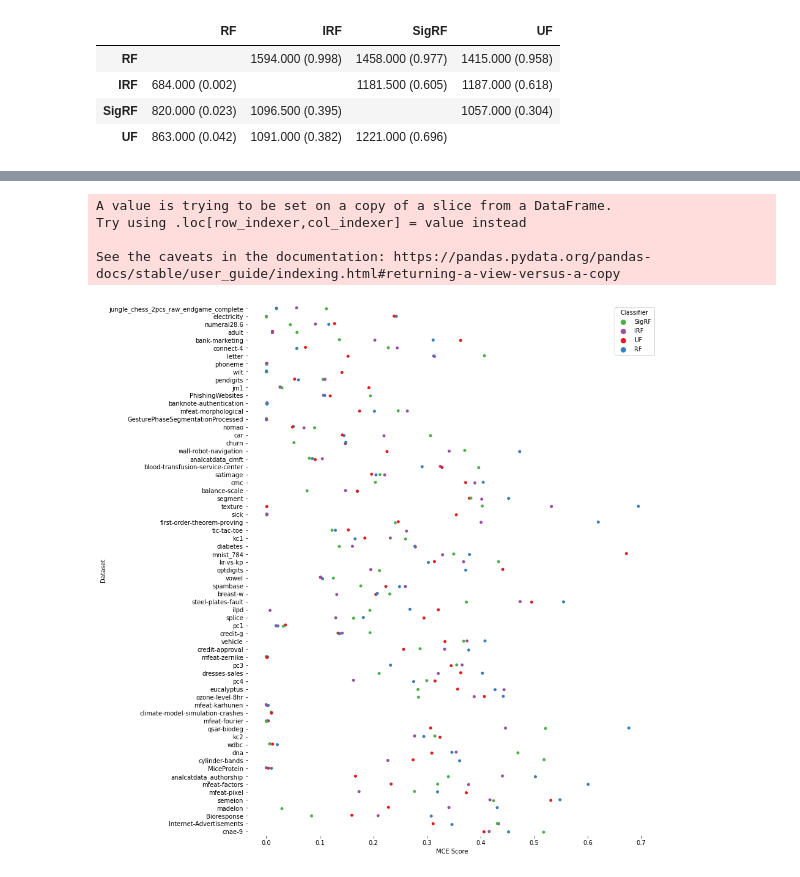
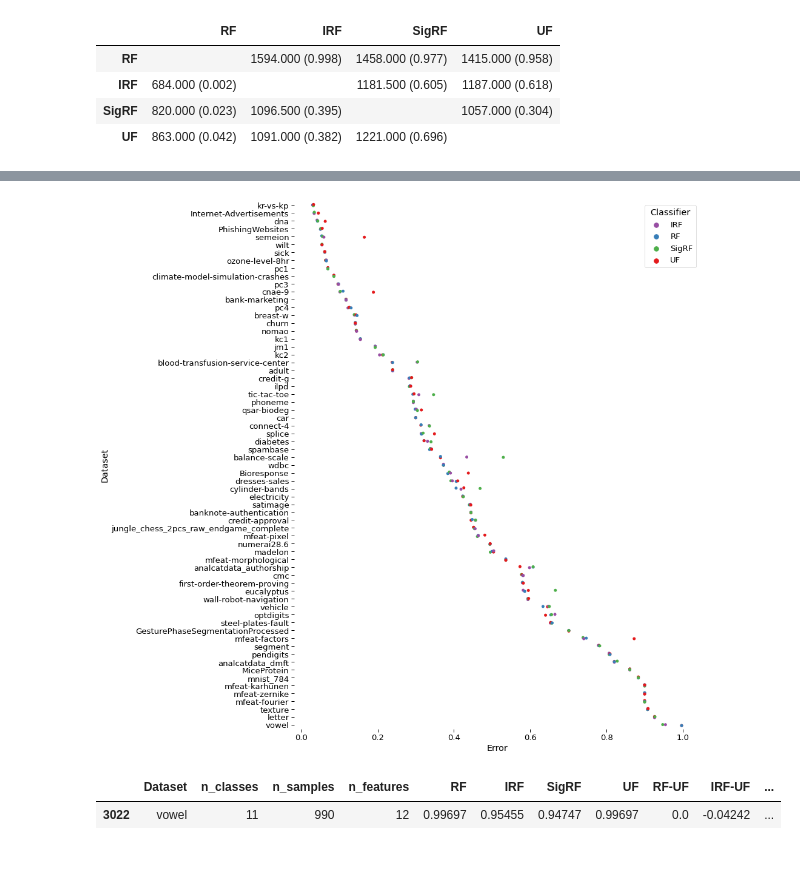
Before and after one commit to rflperry/ProgLearn, a Jupyter notebook: benchmarks/uf_experiments/cc18/results_figures_cv10.ipynb, the cells around one changed output, grey strips where cells are left out. Cells and saved outputs as stored; diff of their text form; code cells hidden in the pictures.

```diff
--- a/benchmarks/uf_experiments/cc18/results_figures_cv10.ipynb
+++ b/benchmarks/uf_experiments/cc18/results_figures_cv10.ipynb
@@ -275,11 +336,11 @@ score_df = pd.DataFrame(
 ).sort_index()
 
 for col in ['RF', 'IRF', 'SigRF']:
-    score_df[f'UF_reldiff_{col}'] = score_df.apply(
+    score_df[f'{col}-UF'] = score_df.apply(
         lambda row: (row[col] - row['UF']), axis=1)
 
-score_df['UF_reldiff_max'] = score_df.apply(
-    lambda row: max([row[f'UF_reldiff_{col}'] for col in ['RF', 'IRF', 'SigRF']]), axis=1)
+score_df['UF_diff_max'] = score_df.apply(
+    lambda row: max([row[f'{col}-UF'] for col in ['RF', 'IRF', 'SigRF']]), axis=1)
 # %%
 m = len(clfs)
 stat_mat = []
@@ -373,11 +415,11 @@ score_df = pd.DataFrame(
 ).sort_index()
 
 for col in ['RF', 'IRF', 'SigRF']:
-    score_df[f'UF_reldiff_{col}'] = score_df.apply(
+    score_df[f'{col}-UF'] = score_df.apply(
         lambda row: (row[col] - row['UF']), axis=1)
 
-score_df['UF_reldiff_max'] = score_df.apply(
-    lambda row: max([row[f'UF_reldiff_{col}'] for col in ['RF', 'IRF', 'SigRF']]), axis=1)
+score_df['UF_diff_max'] = score_df.apply(
+    lambda row: max([row[f'{col}-UF'] for col in ['RF', 'IRF', 'SigRF']]), axis=1)
 # %%
 m = len(clfs)
 stat_mat = []
@@ -434,0 +481,21 @@ plt.show()
+# %%
+tasks, task_score_means, task_score_stds = get_task_scores(
+    lambda y_true, y_proba: zero_one_loss(y_true, y_proba.argmax(1)))
+
+df_rows = []
+for task, score_means, score_stds in zip(tasks, task_score_means, task_score_stds):
+    row = np.round(score_means, 5)
+    row = [task['task'], task['n_classes'], task['n_samples'], task['n_features']] + list(row)
+    df_rows.append(row)
+header = ['Dataset', 'n_classes', 'n_samples', 'n_features'] + clfs
+
+score_df = pd.DataFrame(
+    df_rows, columns=header, index=[task['task_id'] for task in tasks]
+).sort_index()
+
+for col in ['RF', 'IRF', 'SigRF']:
+    score_df[f'{col}-UF'] = score_df.apply(
+        lambda row: (row[col] - row['UF']), axis=1)
+
+score_df['UF_diff_max'] = score_df.apply(
+    lambda row: max([row[f'{col}-UF'] for col in ['RF', 'IRF', 'SigRF']]), axis=1)
@@ -435,22 +541,22 @@ plt.show()
 # %%
 # Initialize the figure
 f, ax = plt.subplots(figsize=(12,16))
 sns.despine(bottom=True, left=True)
 
-df = score_df[['Dataset', 'n_features', 'n_samples'] + clfs]
-df['features/samples'] = df['n_features'] / df['n_samples']
+df = score_df[['Dataset'] + clfs]
 df = df.melt(
-    id_vars=['Dataset', 'features/samples'], value_vars=clfs, var_name='Classifier', value_name='MCE Score'
-).sort_values('features/samples')
+    id_vars=['Dataset'], value_vars=clfs, var_name='Classifier', value_name='Error'
+).sort_values('Error')
 
 # Show each observation with a scatterplot
-sns.stripplot(x="MCE Score", y="Dataset", hue="Classifier",
+sns.stripplot(x="Error", y="Dataset", hue="Classifier",
               data=df, dodge=False, alpha=1, zorder=1, palette=color_dict)
-
+plt.savefig(f'./figures/error_scatterplot.pdf')
 plt.show()
 # %% [output]
-A value is trying to be set on a copy of a slice from a DataFrame.
-Try using .loc[row_indexer,col_indexer] = value instead
-
-See the caveats in the documentation: https://pandas.pydata.org/pandas-docs/stable/user_guide/indexing.html#returning-a-view-versus-a-copy
-[figure, old version]
+[figure, new version]
+# %%
+score_df[score_df['Dataset']=='vowel']
+# %% [output]
+|  | Dataset | n_classes | n_samples | n_features | RF | IRF | SigRF | UF | RF-UF | IRF-UF | ... |
+| 3022 | vowel | 11 | 990 | 12 | 0.99697 | 0.95455 | 0.94747 | 0.99697 | 0.0 | -0.04242 | ... |
```
Also changed, not shown: parts of 23 cells of this notebook, 17 other files.
